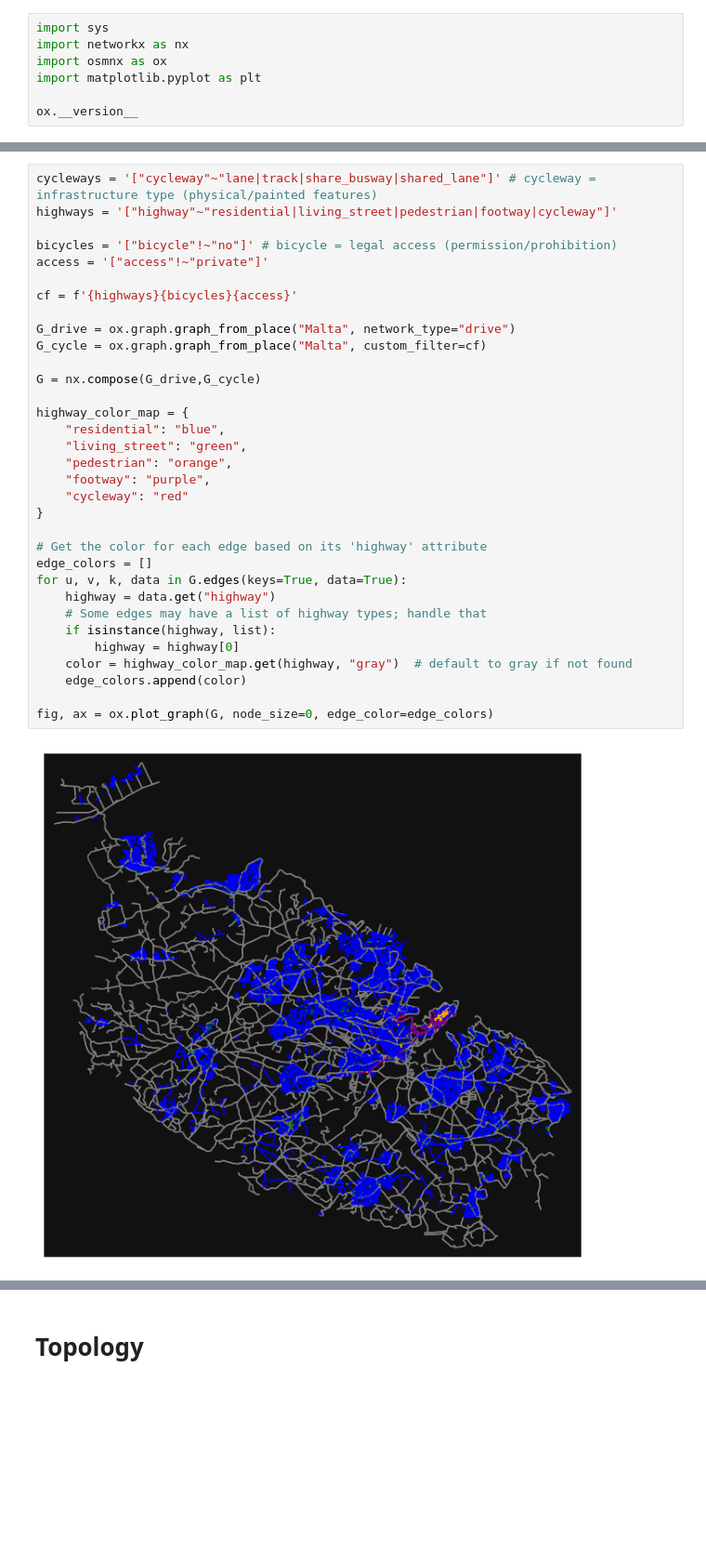
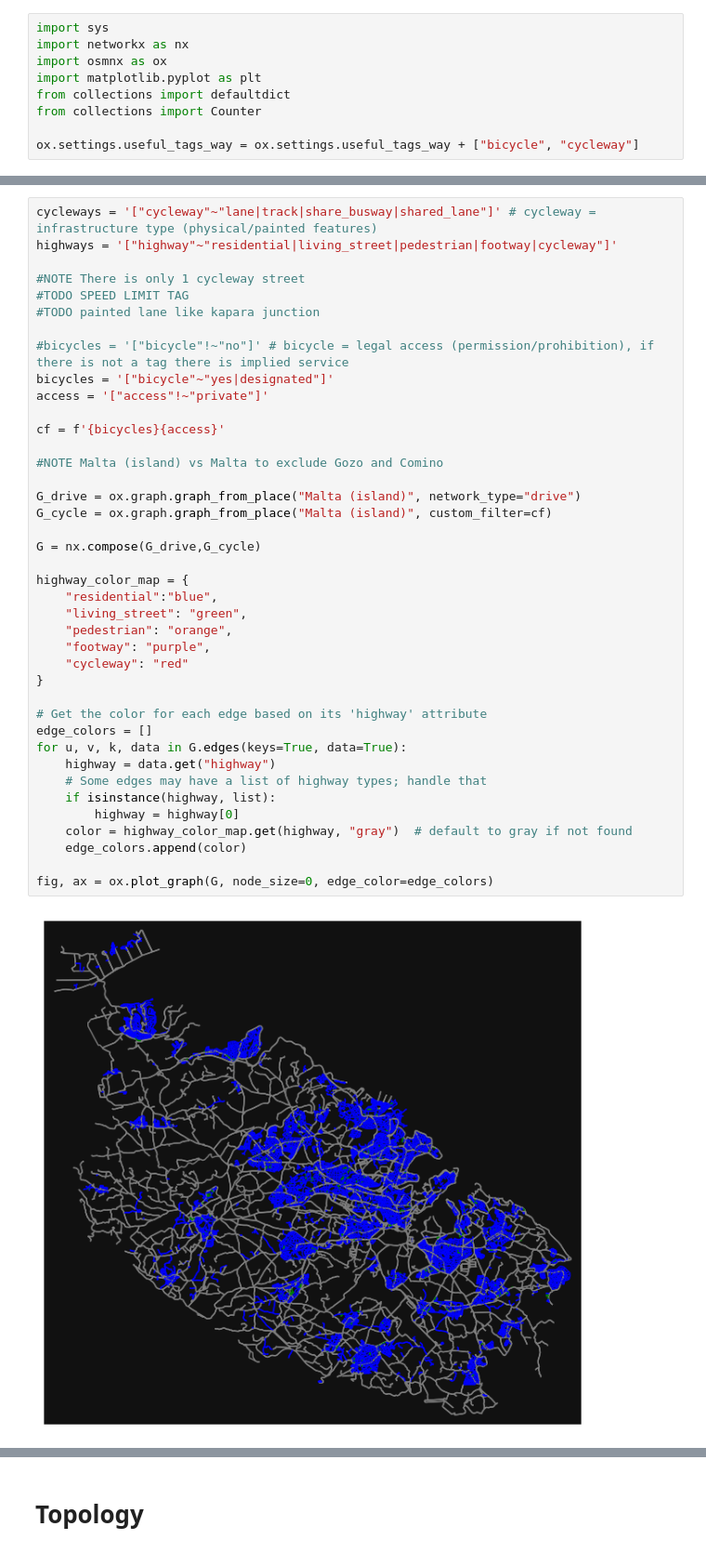
Before and after one commit to Matthew-Pirotta/FYP-OpenPaths, a Jupyter notebook: Code/test.ipynb, the cells around one changed output, grey strips where cells are left out. Shown at 93% size. Cells and saved outputs as stored; diff of their text form; blank space fills up the shorter version.

```diff
--- a/Code/test.ipynb
+++ b/Code/test.ipynb
@@ -3,5 +3,7 @@ import sys
 import networkx as nx
 import osmnx as ox
 import matplotlib.pyplot as plt
+from collections import defaultdict
+from collections import Counter
 
-ox.__version__
+ox.settings.useful_tags_way = ox.settings.useful_tags_way + ["bicycle", "cycleway"]
@@ -28,35 +170,42 @@ fig, ax = ox.plot.plot_graph(G, node_size=0, edge_linewidth=1.5)
 # %%
 cycleways = '["cycleway"~"lane|track|share_busway|shared_lane"]' # cycleway = infrastructure type (physical/painted features)
 highways = '["highway"~"residential|living_street|pedestrian|footway|cycleway"]'
 
-bicycles = '["bicycle"!~"no"]' # bicycle = legal access (permission/prohibition)
+#NOTE There is only 1 cycleway street
+#TODO SPEED LIMIT TAG
+#TODO painted lane like kapara junction
+
+#bicycles = '["bicycle"!~"no"]' # bicycle = legal access (permission/prohibition), if there is not a tag there is implied service
+bicycles = '["bicycle"~"yes|designated"]'
 access = '["access"!~"private"]'
 
-cf = f'{highways}{bicycles}{access}'
+cf = f'{bicycles}{access}'
 
-G_drive = ox.graph.graph_from_place("Malta", network_type="drive")
-G_cycle = ox.graph.graph_from_place("Malta", custom_filter=cf)
+#NOTE Malta (island) vs Malta to exclude Gozo and Comino
+
+G_drive = ox.graph.graph_from_place("Malta (island)", network_type="drive")
+G_cycle = ox.graph.graph_from_place("Malta (island)", custom_filter=cf)
 
 G = nx.compose(G_drive,G_cycle)
 
 highway_color_map = {
-    "residential": "blue",
+    "residential":"blue",
     "living_street": "green",
     "pedestrian": "orange",
     "footway": "purple",
     "cycleway": "red"
 }
 
 # Get the color for each edge based on its 'highway' attribute
 edge_colors = []
 for u, v, k, data in G.edges(keys=True, data=True):
     highway = data.get("highway")
     # Some edges may have a list of highway types; handle that
     if isinstance(highway, list):
         highway = highway[0]
     color = highway_color_map.get(highway, "gray")  # default to gray if not found
     edge_colors.append(color)
 
 fig, ax = ox.plot_graph(G, node_size=0, edge_color=edge_colors)
 # %% [output]
-[figure, old version]
+[figure, new version]
```
Also changed, not shown: parts of 13 cells of this notebook.
